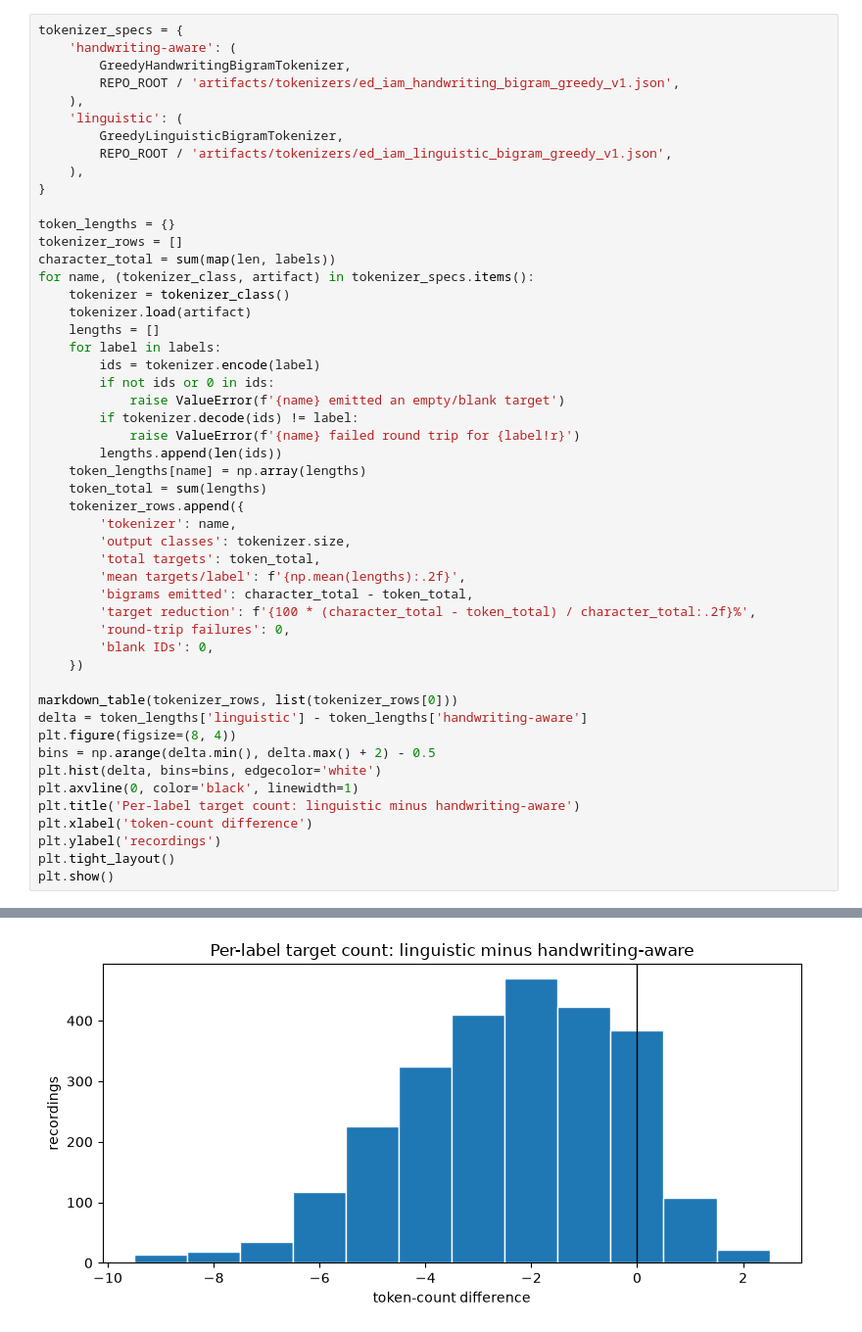
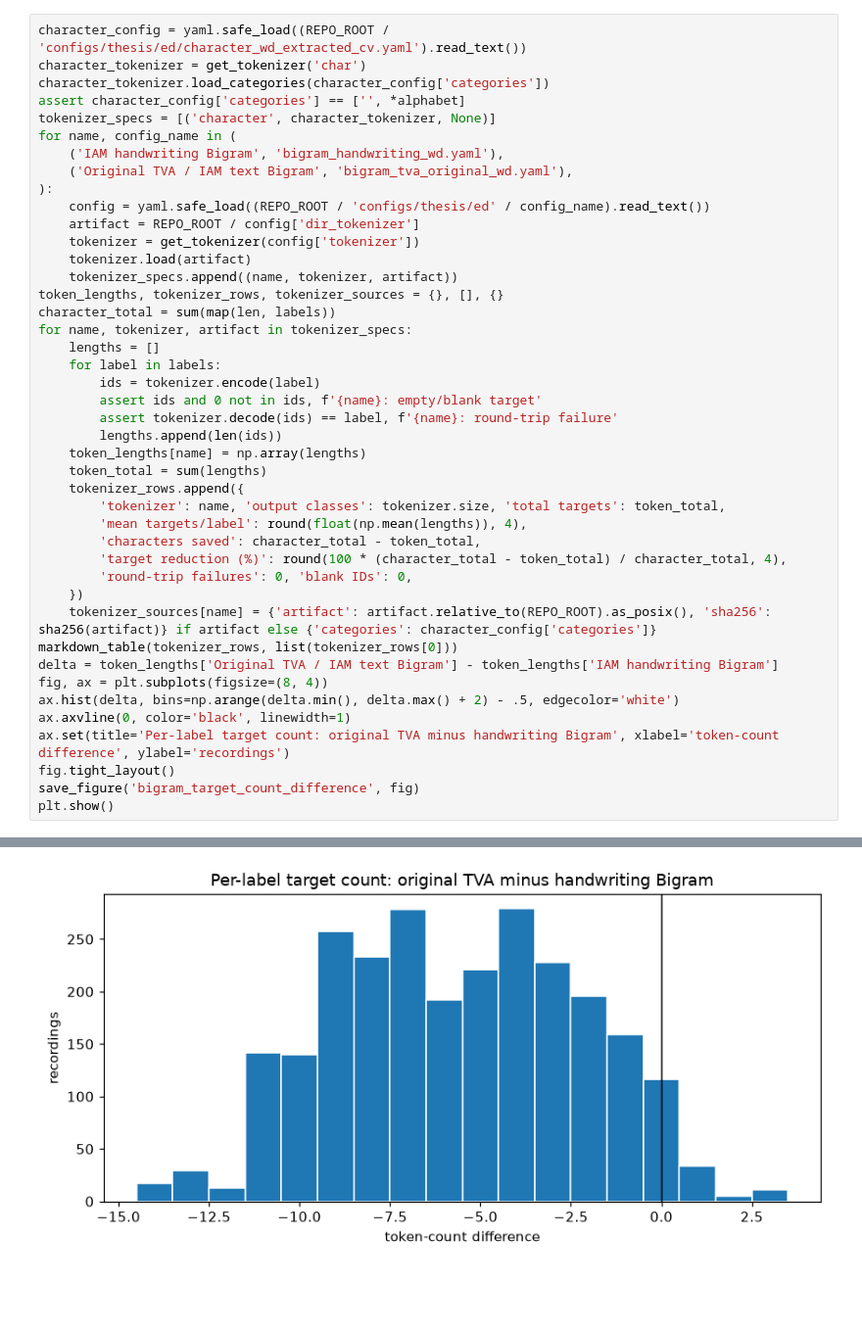
Before and after one commit to muhammadalised/TVA, a Jupyter notebook: analyze_ed.ipynb, the cells around one changed output, grey strips where cells are left out. Shown at 98% size. Cells and saved outputs as stored; diff of their text form; blank space fills up the shorter version.

Commit message:
Use extracted ED datasets and refresh analysis

```diff
--- a/analyze_ed.ipynb
+++ b/analyze_ed.ipynb
@@ -334,51 +388,44 @@ Both vocabularies were frozen from IAM before ED evaluation. This cell audits lo
 # %%
-tokenizer_specs = {
-    'handwriting-aware': (
-        GreedyHandwritingBigramTokenizer,
-        REPO_ROOT / 'artifacts/tokenizers/ed_iam_handwriting_bigram_greedy_v1.json',
-    ),
-    'linguistic': (
-        GreedyLinguisticBigramTokenizer,
-        REPO_ROOT / 'artifacts/tokenizers/ed_iam_linguistic_bigram_greedy_v1.json',
-    ),
-}
-
-token_lengths = {}
-tokenizer_rows = []
+character_config = yaml.safe_load((REPO_ROOT / 'configs/thesis/ed/character_wd_extracted_cv.yaml').read_text())
+character_tokenizer = get_tokenizer('char')
+character_tokenizer.load_categories(character_config['categories'])
+assert character_config['categories'] == ['', *alphabet]
+tokenizer_specs = [('character', character_tokenizer, None)]
+for name, config_name in (
+    ('IAM handwriting Bigram', 'bigram_handwriting_wd.yaml'),
+    ('Original TVA / IAM text Bigram', 'bigram_tva_original_wd.yaml'),
+):
+    config = yaml.safe_load((REPO_ROOT / 'configs/thesis/ed' / config_name).read_text())
+    artifact = REPO_ROOT / config['dir_tokenizer']
+    tokenizer = get_tokenizer(config['tokenizer'])
+    tokenizer.load(artifact)
+    tokenizer_specs.append((name, tokenizer, artifact))
+token_lengths, tokenizer_rows, tokenizer_sources = {}, [], {}
 character_total = sum(map(len, labels))
-for name, (tokenizer_class, artifact) in tokenizer_specs.items():
-    tokenizer = tokenizer_class()
-    tokenizer.load(artifact)
+for name, tokenizer, artifact in tokenizer_specs:
     lengths = []
     for label in labels:
         ids = tokenizer.encode(label)
-        if not ids or 0 in ids:
-            raise ValueError(f'{name} emitted an empty/blank target')
-        if tokenizer.decode(ids) != label:
-            raise ValueError(f'{name} failed round trip for {label!r}')
+        assert ids and 0 not in ids, f'{name}: empty/blank target'
+        assert tokenizer.decode(ids) == label, f'{name}: round-trip failure'
         lengths.append(len(ids))
     token_lengths[name] = np.array(lengths)
     token_total = sum(lengths)
     tokenizer_rows.append({
-        'tokenizer': name,
-        'output classes': tokenizer.size,
-        'total targets': token_total,
-        'mean targets/label': f'{np.mean(lengths):.2f}',
-        'bigrams emitted': character_total - token_total,
-        'target reduction': f'{100 * (character_total - token_total) / character_total:.2f}%',
-        'round-trip failures': 0,
-        'blank IDs': 0,
+        'tokenizer': name, 'output classes': tokenizer.size, 'total targets': token_total,
+        'mean targets/label': round(float(np.mean(lengths)), 4),
+        'characters saved': character_total - token_total,
+        'target reduction (%)': round(100 * (character_total - token_total) / character_total, 4),
+        'round-trip failures': 0, 'blank IDs': 0,
     })
-
+    tokenizer_sources[name] = {'artifact': artifact.relative_to(REPO_ROOT).as_posix(), 'sha256': sha256(artifact)} if artifact else {'categories': character_config['categories']}
 markdown_table(tokenizer_rows, list(tokenizer_rows[0]))
-delta = token_lengths['linguistic'] - token_lengths['handwriting-aware']
-plt.figure(figsize=(8, 4))
-bins = np.arange(delta.min(), delta.max() + 2) - 0.5
-plt.hist(delta, bins=bins, edgecolor='white')
-plt.axvline(0, color='black', linewidth=1)
-plt.title('Per-label target count: linguistic minus handwriting-aware')
-plt.xlabel('token-count difference')
-plt.ylabel('recordings')
-plt.tight_layout()
+delta = token_lengths['Original TVA / IAM text Bigram'] - token_lengths['IAM handwriting Bigram']
+fig, ax = plt.subplots(figsize=(8, 4))
+ax.hist(delta, bins=np.arange(delta.min(), delta.max() + 2) - .5, edgecolor='white')
+ax.axvline(0, color='black', linewidth=1)
+ax.set(title='Per-label target count: original TVA minus handwriting Bigram', xlabel='token-count difference', ylabel='recordings')
+fig.tight_layout()
+save_figure('bigram_target_count_difference', fig)
 plt.show()
 # %% [output]
@@ -391 +440 @@ plt.show()
-[figure, old version]
+[figure, new version]
```
Also changed, not shown: parts of 28 cells of this notebook, 5 other files.
